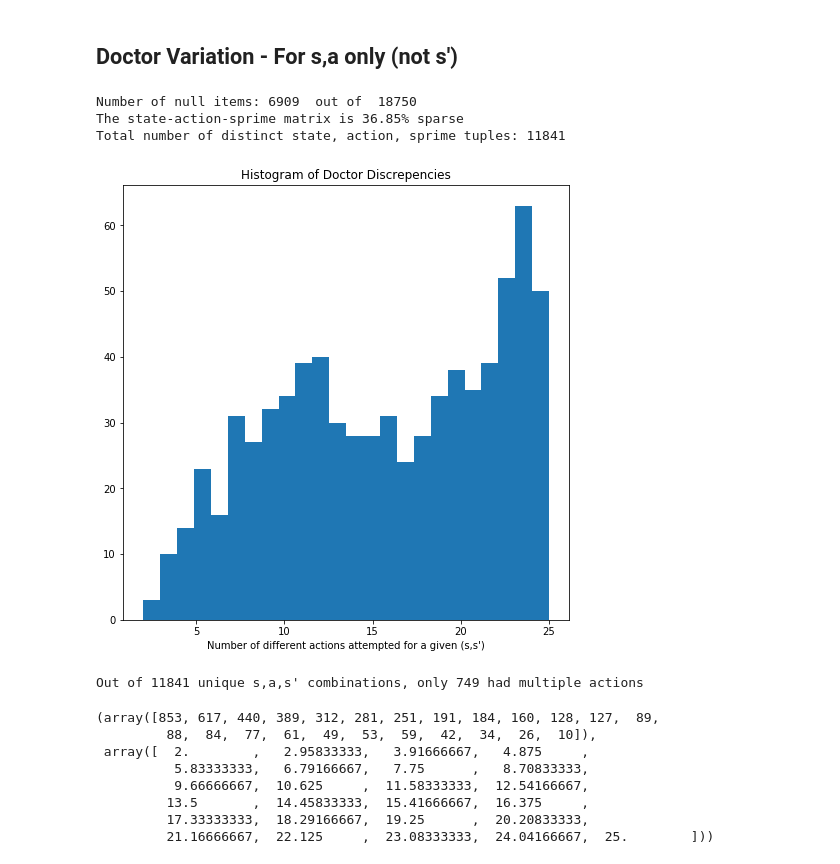
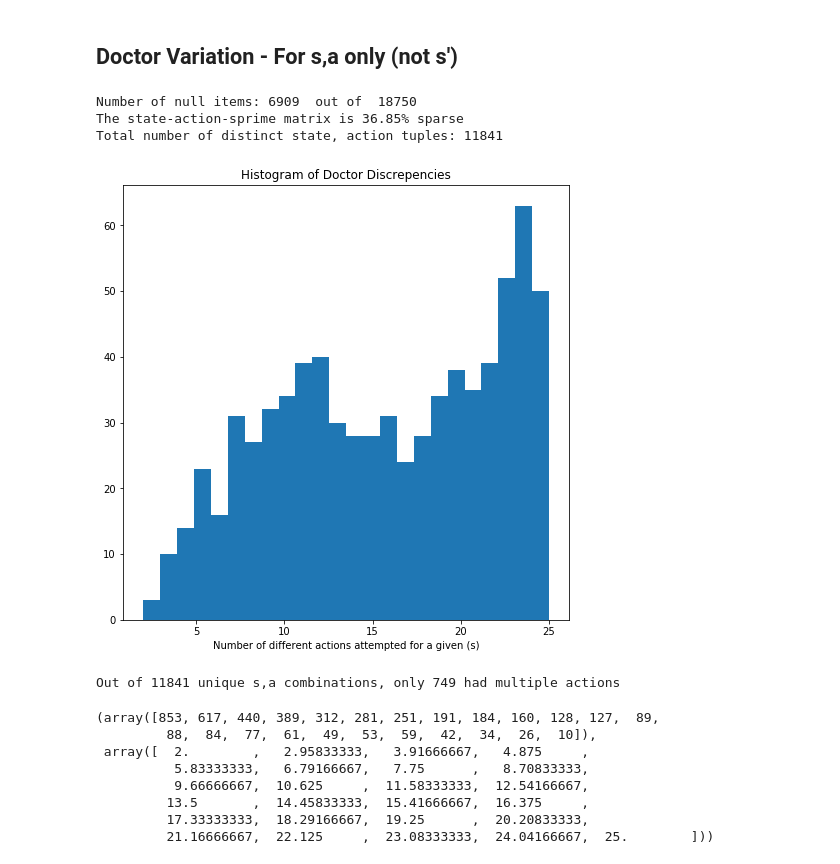
Before and after one commit to wihl/cs282-f17-xuefeng-yi-david, a Jupyter notebook: playground/ClusterAnalysis_sa_only.ipynb, the cells around one changed output. Saved outputs shown, nothing was run; the diff lists cells and outputs as text; code cells hidden in the pictures.

```diff
--- a/playground/ClusterAnalysis_sa_only.ipynb
+++ b/playground/ClusterAnalysis_sa_only.ipynb
@@ -110,11 +110,11 @@ print ("Number of null items:",sas_nul_count, " out of ", n_clusters*n_actions)
 sparsity = 100*(1 - (n_clusters*n_actions - sas_nul_count) / (n_clusters*n_actions))
 print ("The state-action-sprime matrix is {0:.2f}% sparse".format(sparsity))
 distinct_sas_count = sorted(sas_count[np.nonzero(sas_count)],reverse=True)
-print ("Total number of distinct state, action, sprime tuples:",len(distinct_sas_count))
+print ("Total number of distinct state, action tuples:",len(distinct_sas_count))
 # %% [output]
 Number of null items: 6909  out of  18750
 The state-action-sprime matrix is 36.85% sparse
-Total number of distinct state, action, sprime tuples: 11841
+Total number of distinct state, action tuples: 11841
 # %%
 # Make a set of distinct actions for a given (s, s')
 action_set = [set() for i in range(n_clusters)]
@@ -133,15 +133,15 @@ for i in range(n_clusters):
 # %%
 plt.hist(dist,bins=n_actions-1)
 plt.title("Histogram of Doctor Discrepencies")
-plt.xlabel("Number of different actions attempted for a given (s,s')")
+plt.xlabel("Number of different actions attempted for a given (s)")
 plt.show()
 # %% [output]
-[figure, old version]
+[figure, new version]
 # %%
 
-print ("Out of {0:d} unique s,a,s' combinations, only {1:d} had multiple actions".format(len(distinct_sas_count),len(dist)))
+print ("Out of {0:d} unique s,a combinations, only {1:d} had multiple actions".format(len(distinct_sas_count),len(dist)))
 # %% [output]
-Out of 11841 unique s,a,s' combinations, only 749 had multiple actions
+Out of 11841 unique s,a combinations, only 749 had multiple actions
 # %%
 np.histogram(dist,bins=n_actions-1)
 # %% [output]
```
Also changed, not shown: 6 other files.
